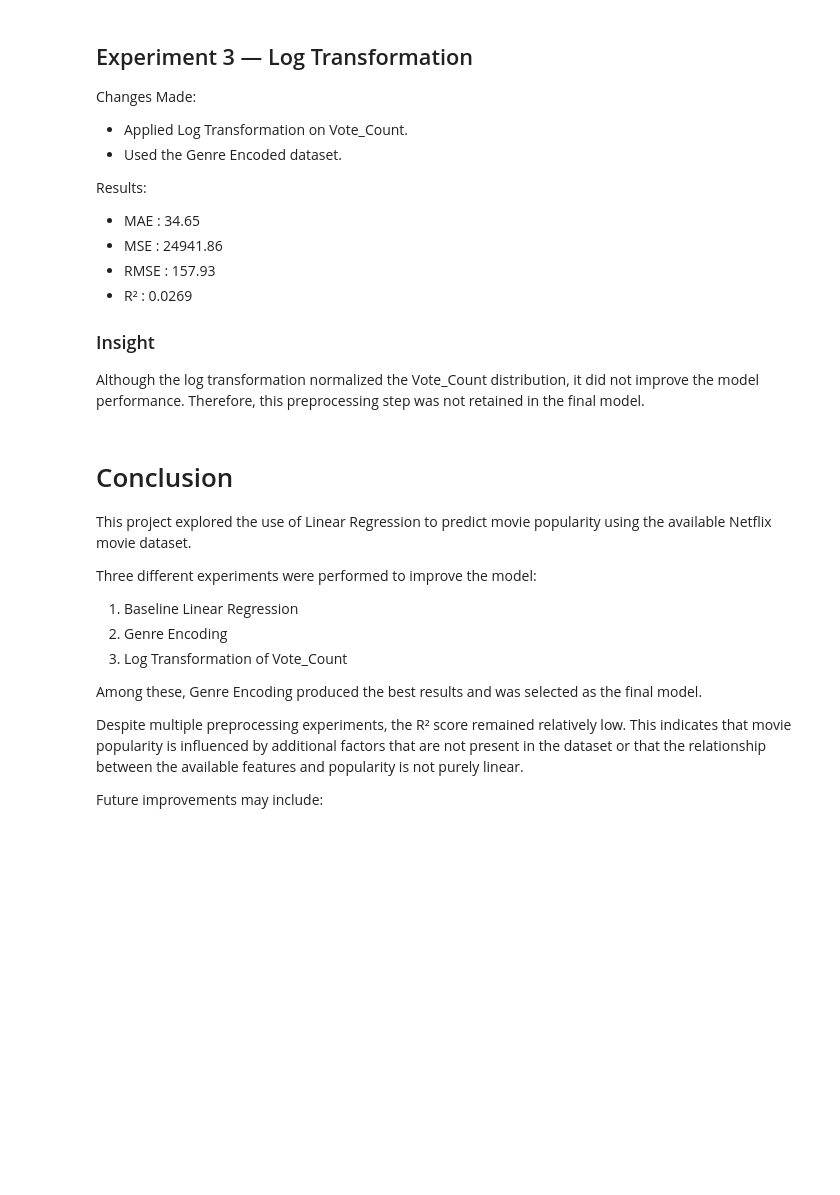
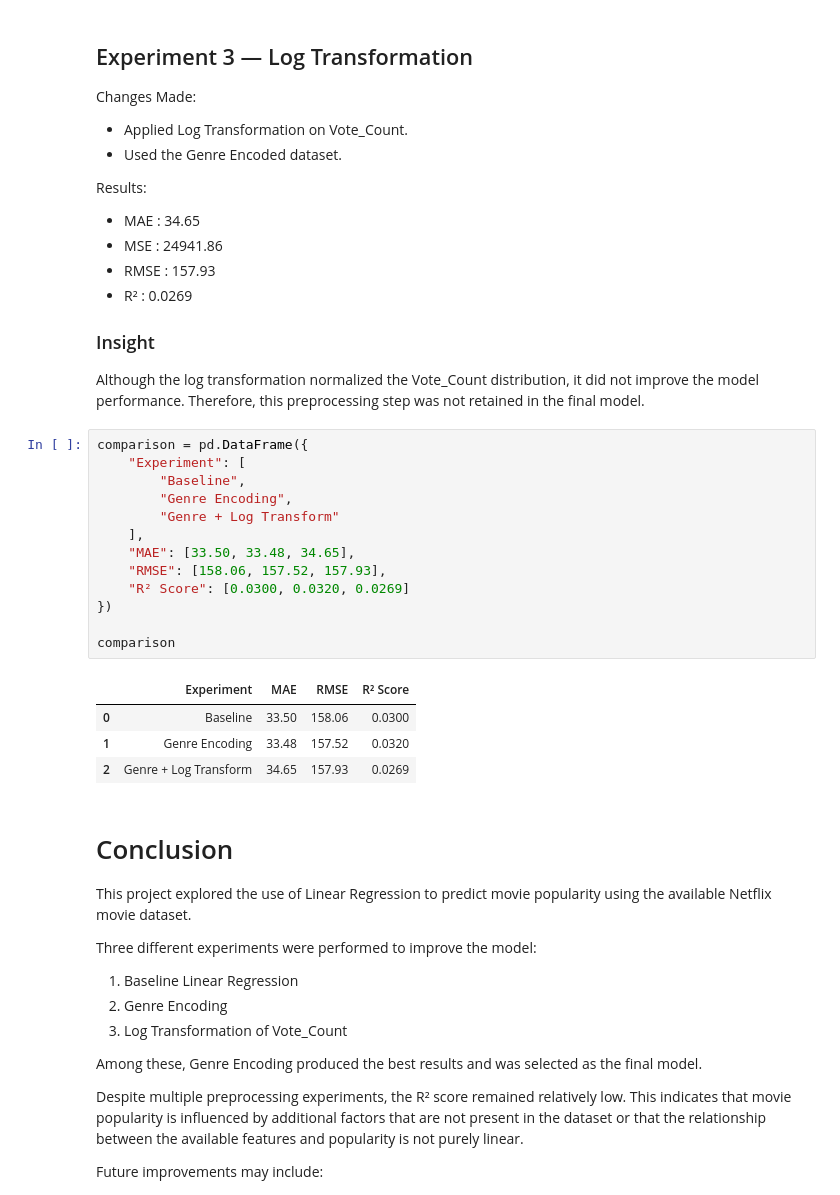
Before and after one commit to Deptator/data-science-projects, a Jupyter notebook: 01-Netflix-Data-Analysis/02-Movie-Popularity-Prediction.ipynb.ipynb, the cells around one changed output. Cells and saved outputs as stored; diff of their text form; blank space fills up the shorter version.

```diff
--- a/01-Netflix-Data-Analysis/02-prediction-model.ipynb
+++ b/01-Netflix-Data-Analysis/02-Movie-Popularity-Prediction.ipynb.ipynb
@@ -731,6 +731,24 @@ Results:
 
 ### Insight
 Although the log transformation normalized the Vote_Count distribution, it did not improve the model performance. Therefore, this preprocessing step was not retained in the final model.
+# %%
+comparison = pd.DataFrame({
+    "Experiment": [
+        "Baseline",
+        "Genre Encoding",
+        "Genre + Log Transform"
+    ],
+    "MAE": [33.50, 33.48, 34.65],
+    "RMSE": [158.06, 157.52, 157.93],
+    "R² Score": [0.0300, 0.0320, 0.0269]
+})
+
+comparison
+# %% [output]
+|  | Experiment | MAE | RMSE | R² Score |
+| 0 | Baseline | 33.50 | 158.06 | 0.0300 |
+| 1 | Genre Encoding | 33.48 | 157.52 | 0.0320 |
+| 2 | Genre + Log Transform | 34.65 | 157.93 | 0.0269 |
 # %% [markdown]
 # Conclusion
 
```
Also changed, not shown: parts of 9 cells of this notebook, 2 other files.
